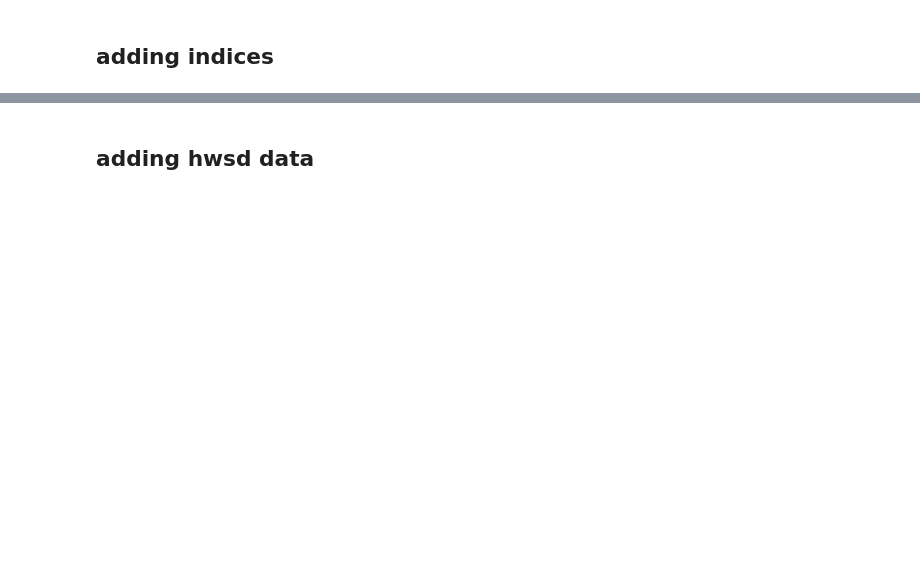
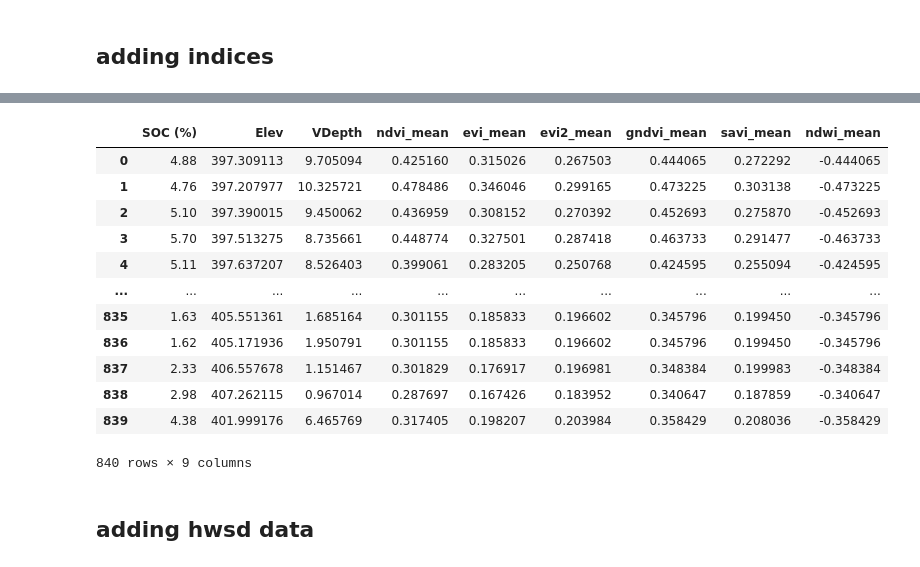
Before and after one commit to MarcoBellizzi/spatial_data, a Jupyter notebook: canada_prepare.ipynb, the cells around one changed output, grey strips where cells are left out. Saved outputs shown, nothing was run; the diff lists cells and outputs as text; code cells hidden in the pictures; blank space fills up the shorter version.

```diff
--- a/prepare_dataset_canada.ipynb
+++ b/canada_prepare.ipynb
@@ -222,3 +102,53 @@ ds
+# %%
+import rasterio
+
+raster = rasterio.open("data/ds_canada/immagini/2018/2018-01/response.tiff")
+
+raster.close()
+
+ndvi_means = []
+evi_means = []
+evi2_means = []
+gndvi_means = []
+savi_means = []
+ndwi_means = []
+
+for j in canada_db.index:
+    x = canada_db['X (DD)'].iloc[j]
+    y = canada_db['Y (DD)'].iloc[j]
+    x_raster, y_raster = raster.index(x, y)
+
+    ndvi_means.append(data['ndvi'][x_raster][y_raster])
+    evi_means.append(data['evi'][x_raster][y_raster])
+    evi2_means.append(data['evi2'][x_raster][y_raster])
+    gndvi_means.append(data['gndvi'][x_raster][y_raster])
+    savi_means.append(data['savi'][x_raster][y_raster])
+    ndwi_means.append(data['ndwi'][x_raster][y_raster])
+
+canada_db['ndvi_mean'] = ndvi_means
+canada_db['evi_mean'] = evi_means
+canada_db['evi2_mean'] = evi2_means
+canada_db['gndvi_mean'] = gndvi_means
+canada_db['savi_mean'] = savi_means
+canada_db['ndwi_mean'] = ndwi_means
+canada_db.drop(list(canada_db.columns)[3:5], axis = 1, inplace=True)
+canada_db.to_csv('data/ds_canada/dataset.csv', index=False)
+
+canada_db
+# %% [output]
+|  | SOC (%) | Elev | VDepth | ndvi_mean | evi_mean | evi2_mean | gndvi_mean | savi_mean | ndwi_mean |
+| 0 | 4.88 | 397.309113 | 9.705094 | 0.425160 | 0.315026 | 0.267503 | 0.444065 | 0.272292 | -0.444065 |
+| 1 | 4.76 | 397.207977 | 10.325721 | 0.478486 | 0.346046 | 0.299165 | 0.473225 | 0.303138 | -0.473225 |
+| 2 | 5.10 | 397.390015 | 9.450062 | 0.436959 | 0.308152 | 0.270392 | 0.452693 | 0.275870 | -0.452693 |
+| 3 | 5.70 | 397.513275 | 8.735661 | 0.448774 | 0.327501 | 0.287418 | 0.463733 | 0.291477 | -0.463733 |
+| 4 | 5.11 | 397.637207 | 8.526403 | 0.399061 | 0.283205 | 0.250768 | 0.424595 | 0.255094 | -0.424595 |
+| ... | ... | ... | ... | ... | ... | ... | ... | ... | ... |
+| 835 | 1.63 | 405.551361 | 1.685164 | 0.301155 | 0.185833 | 0.196602 | 0.345796 | 0.199450 | -0.345796 |
+| 836 | 1.62 | 405.171936 | 1.950791 | 0.301155 | 0.185833 | 0.196602 | 0.345796 | 0.199450 | -0.345796 |
+| 837 | 2.33 | 406.557678 | 1.151467 | 0.301829 | 0.176917 | 0.196981 | 0.348384 | 0.199983 | -0.348384 |
+| 838 | 2.98 | 407.262115 | 0.967014 | 0.287697 | 0.167426 | 0.183952 | 0.340647 | 0.187859 | -0.340647 |
+| 839 | 4.38 | 401.999176 | 6.465769 | 0.317405 | 0.198207 | 0.203984 | 0.358429 | 0.208036 | -0.358429 |
+840 rows × 9 columns
 # %% [markdown]
 ## adding hwsd data
 # %%
```
Also changed, not shown: parts of 3 cells of this notebook, 4 other files.
